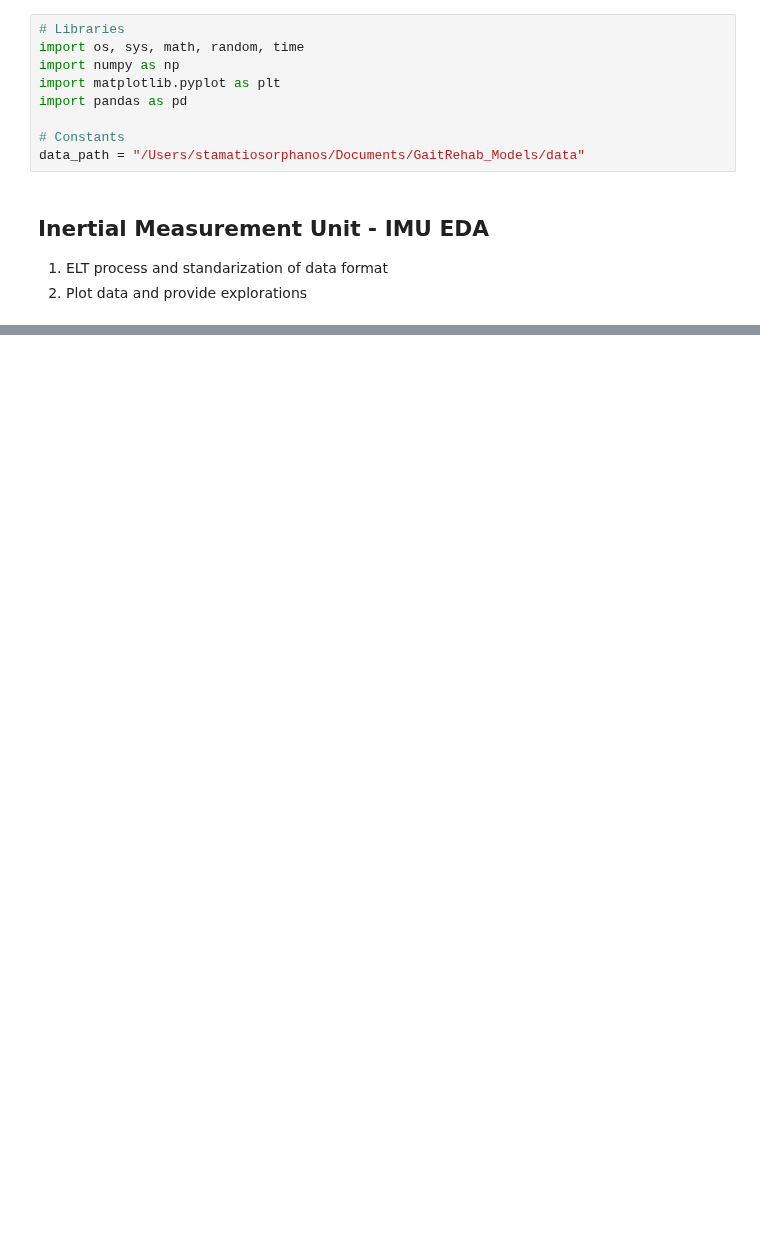
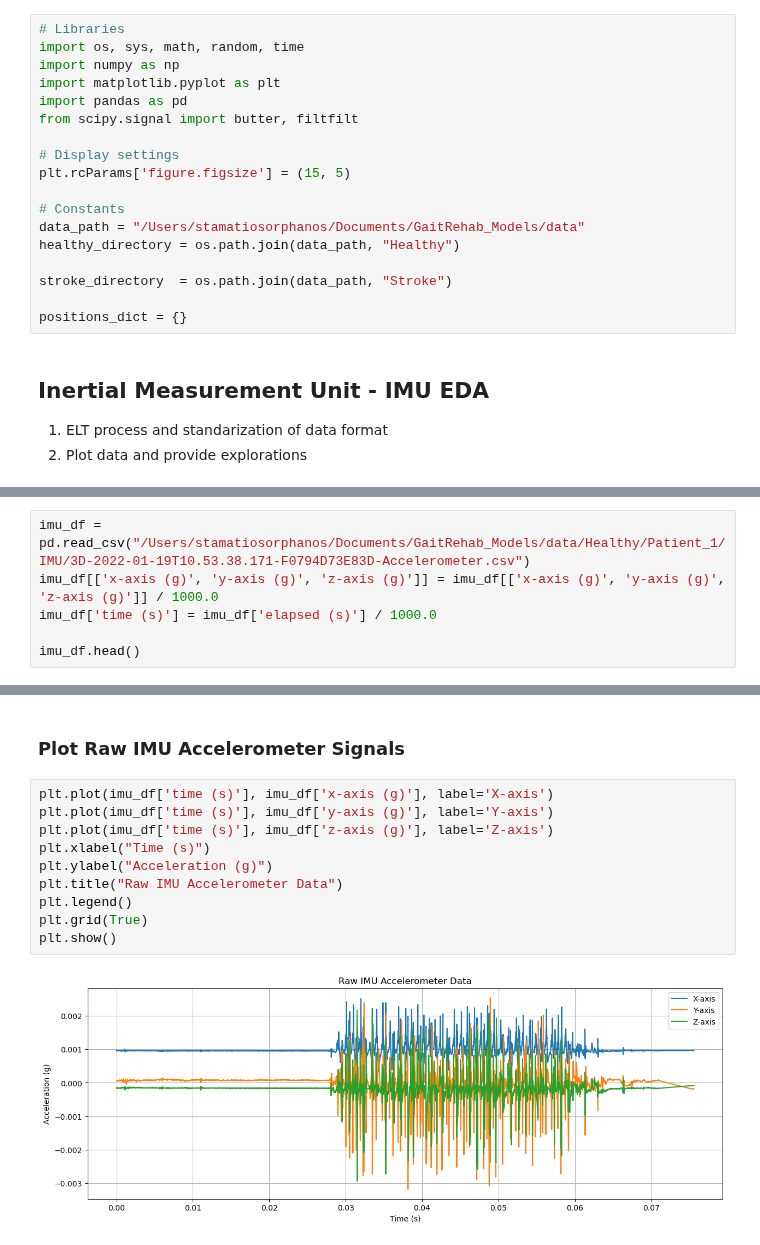
Before and after one commit to StamatisOrfanos/GaitRehab, a Jupyter notebook: eda.ipynb, the cells around one changed output, grey strips where cells are left out. Saved outputs shown, nothing was run; the diff lists cells and outputs as text; blank space fills up the shorter version.

Commit message:
Initial visualisation

```diff
--- a/eda.ipynb
+++ b/eda.ipynb
@@ -6,9 +6,18 @@ import os, sys, math, random, time
 import numpy as np
 import matplotlib.pyplot as plt
 import pandas as pd
+from scipy.signal import butter, filtfilt
+
+# Display settings
+plt.rcParams['figure.figsize'] = (15, 5)
 
 # Constants
 data_path = "/Users/stamatiosorphanos/Documents/GaitRehab_Models/data"
+healthy_directory = os.path.join(data_path, "Healthy")
+
+stroke_directory  = os.path.join(data_path, "Stroke")
+
+positions_dict = {}
 # %% [markdown]
 ## Inertial Measurement Unit - IMU EDA
 
@@ -47,0 +51,6 @@ MetaWear-2022-01-19
+# %%
+imu_df = pd.read_csv("/Users/stamatiosorphanos/Documents/GaitRehab_Models/data/Healthy/Patient_1/IMU/3D-2022-01-19T10.53.38.171-F0794D73E83D-Accelerometer.csv")
+imu_df[['x-axis (g)', 'y-axis (g)', 'z-axis (g)']] = imu_df[['x-axis (g)', 'y-axis (g)', 'z-axis (g)']] / 1000.0
+imu_df['time (s)'] = imu_df['elapsed (s)'] / 1000.0
+
+imu_df.head()
@@ -47,0 +64,14 @@ MetaWear-2022-01-19
+# %% [markdown]
+### Plot Raw IMU Accelerometer Signals
+# %%
+plt.plot(imu_df['time (s)'], imu_df['x-axis (g)'], label='X-axis')
+plt.plot(imu_df['time (s)'], imu_df['y-axis (g)'], label='Y-axis')
+plt.plot(imu_df['time (s)'], imu_df['z-axis (g)'], label='Z-axis')
+plt.xlabel("Time (s)")
+plt.ylabel("Acceleration (g)")
+plt.title("Raw IMU Accelerometer Data")
+plt.legend()
+plt.grid(True)
+plt.show()
+# %% [output]
+[figure, added]
```
Also changed, not shown: parts of 6 cells of this notebook.
